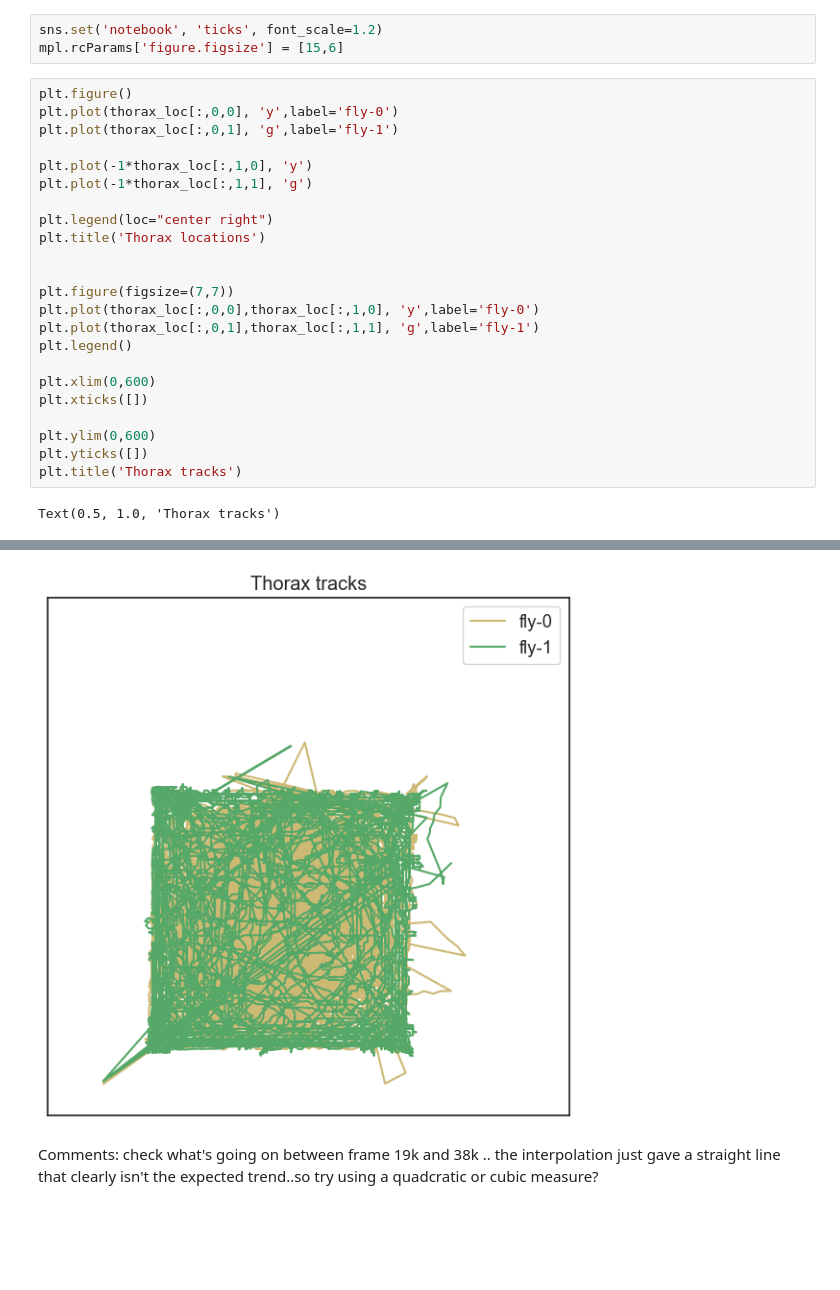
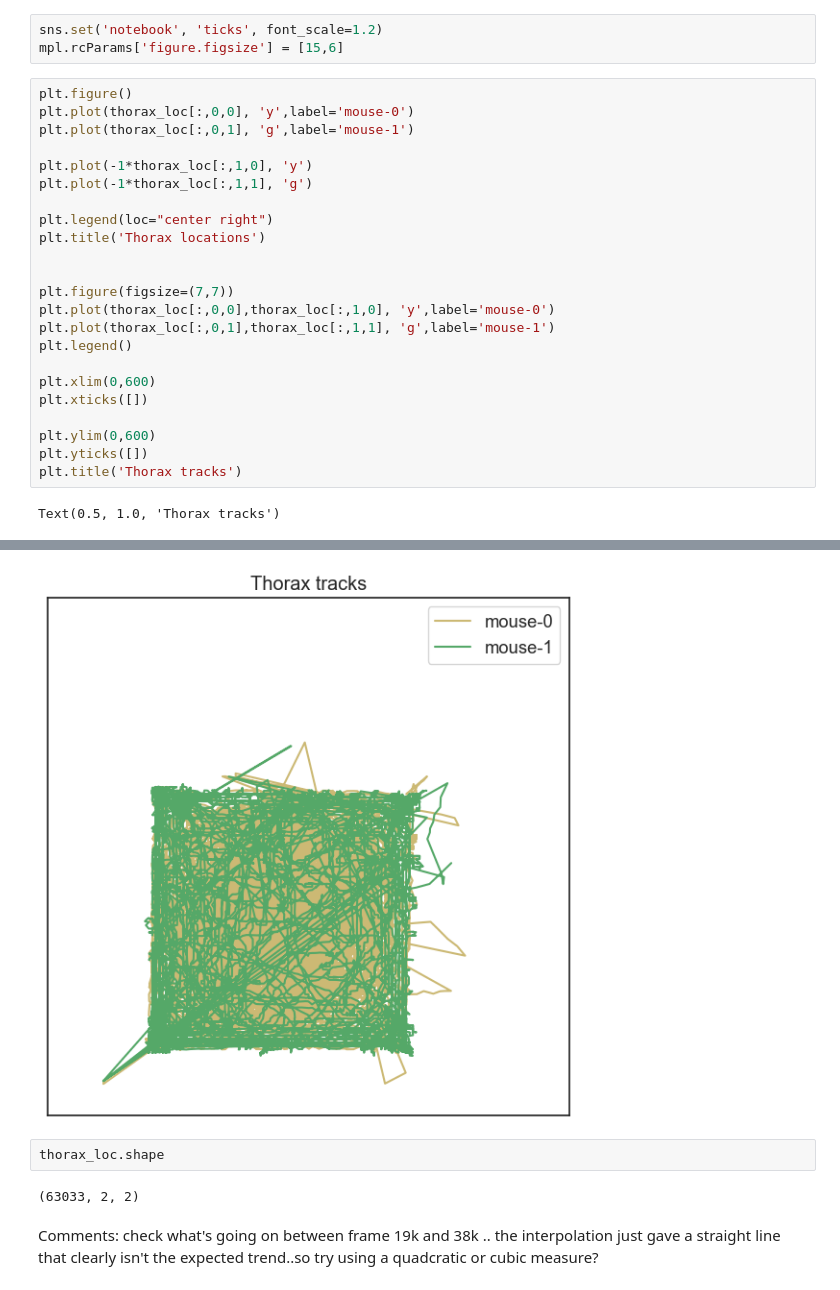
Before and after one commit to BrianNGitahi/NRI, a Jupyter notebook: Test_notebook.ipynb, the cells around one changed output, grey strips where cells are left out. Cells and saved outputs as stored; diff of their text form; blank space fills up the shorter version.

```diff
--- a/Test_notebook.ipynb
+++ b/Test_notebook.ipynb
@@ -146,8 +142,8 @@ sns.set('notebook', 'ticks', font_scale=1.2)
 mpl.rcParams['figure.figsize'] = [15,6]
 # %%
 plt.figure()
-plt.plot(thorax_loc[:,0,0], 'y',label='fly-0')
-plt.plot(thorax_loc[:,0,1], 'g',label='fly-1')
+plt.plot(thorax_loc[:,0,0], 'y',label='mouse-0')
+plt.plot(thorax_loc[:,0,1], 'g',label='mouse-1')
 
 plt.plot(-1*thorax_loc[:,1,0], 'y')
 plt.plot(-1*thorax_loc[:,1,1], 'g')
@@ -157,8 +153,8 @@ plt.title('Thorax locations')
 
 
 plt.figure(figsize=(7,7))
-plt.plot(thorax_loc[:,0,0],thorax_loc[:,1,0], 'y',label='fly-0')
-plt.plot(thorax_loc[:,0,1],thorax_loc[:,1,1], 'g',label='fly-1')
+plt.plot(thorax_loc[:,0,0],thorax_loc[:,1,0], 'y',label='mouse-0')
+plt.plot(thorax_loc[:,0,1],thorax_loc[:,1,1], 'g',label='mouse-1')
 plt.legend()
 
 plt.xlim(0,600)
@@ -173,4 +169,8 @@ Text(0.5, 1.0, 'Thorax tracks')
-[figure, old version]
+[figure, new version]
+# %%
+thorax_loc.shape
+# %% [output]
+(63033, 2, 2)
 # %% [markdown]
 Comments: check what's going on between frame 19k and 38k .. the interpolation just gave a straight line that clearly isn't the expected trend..so try using a quadcratic or cubic measure?
 # %% [markdown]
```
Also changed, not shown: parts of 3 cells of this notebook, 19 other files.
